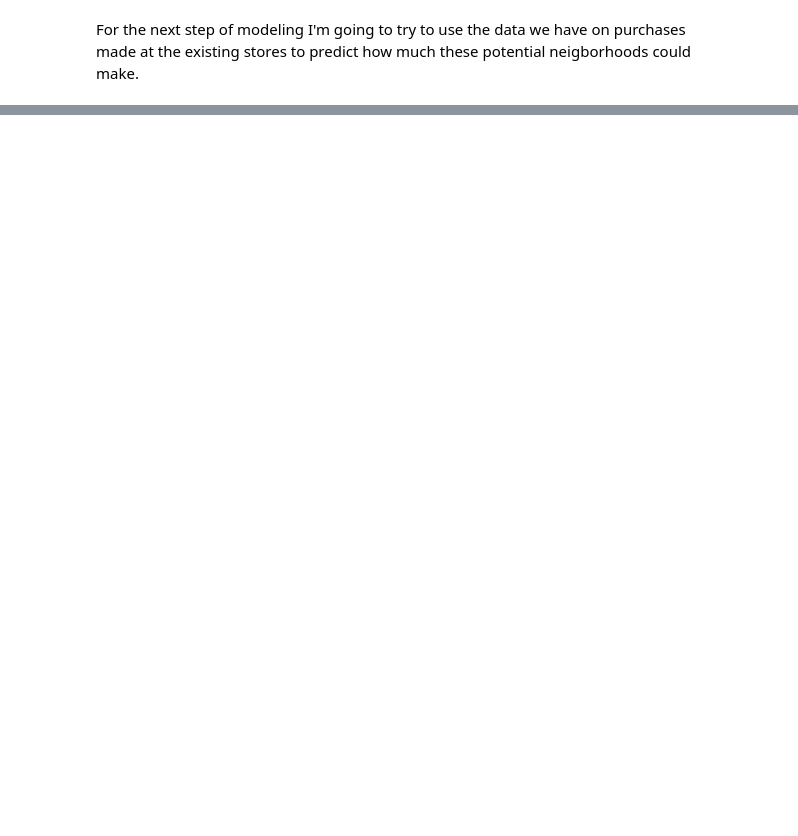
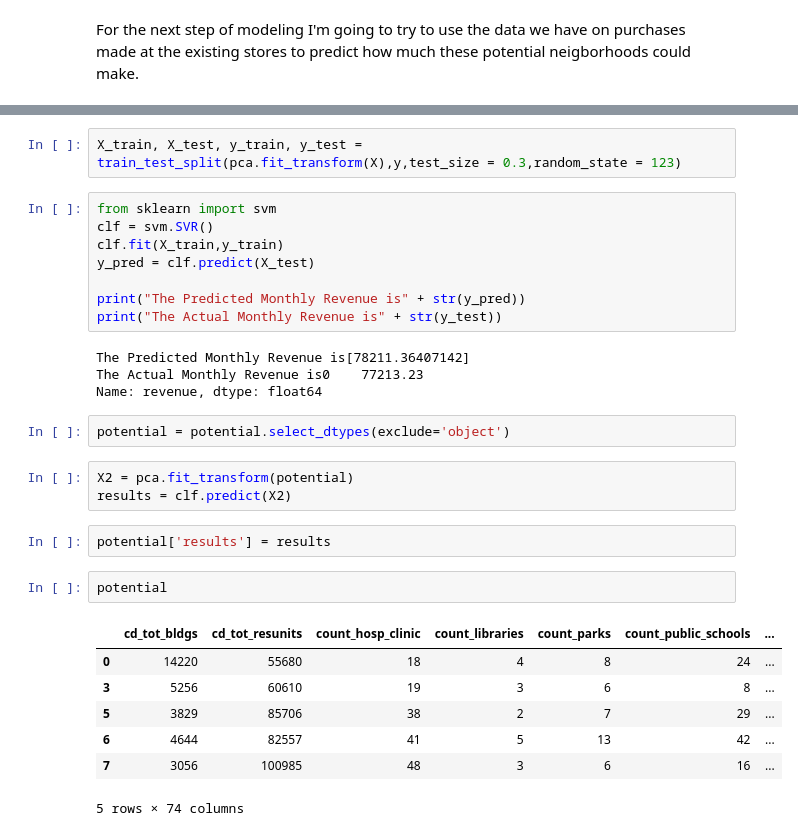
Before and after one commit to rayruzzo/Capstone-3---Beanie-Coffee, a Jupyter notebook: 4 & 5 Preprocessing & Modeling.ipynb, the cells around one changed output, grey strips where cells are left out. Drawn from its saved outputs; the diff is of its cells as text; blank space fills up the shorter version.

```diff
--- a/4 & 5 Preprocessing & Modeling.ipynb
+++ b/4 & 5 Preprocessing & Modeling.ipynb
@@ -127,0 +227,31 @@ For the next step of modeling I'm going to try to use the data we have on purcha
+# %%
+X_train, X_test, y_train, y_test = train_test_split(pca.fit_transform(X),y,test_size = 0.3,random_state = 123)
+# %%
+from sklearn import svm
+clf = svm.SVR()
+clf.fit(X_train,y_train)
+y_pred = clf.predict(X_test)
+
+print("The Predicted Monthly Revenue is" + str(y_pred))
+print("The Actual Monthly Revenue is" + str(y_test))
+# %% [output]
+The Predicted Monthly Revenue is[78211.36407142]
+The Actual Monthly Revenue is0    77213.23
+Name: revenue, dtype: float64
+# %%
+potential = potential.select_dtypes(exclude='object')
+# %%
+X2 = pca.fit_transform(potential)
+results = clf.predict(X2)
+# %%
+potential['results'] = results
+# %%
+potential
+# %% [output]
+|  | cd_tot_bldgs | cd_tot_resunits | count_hosp_clinic | count_libraries | count_parks | count_public_schools | ... |
+| 0 | 14220 | 55680 | 18 | 4 | 8 | 24 | ... |
+| 3 | 5256 | 60610 | 19 | 3 | 6 | 8 | ... |
+| 5 | 3829 | 85706 | 38 | 2 | 7 | 29 | ... |
+| 6 | 4644 | 82557 | 41 | 5 | 13 | 42 | ... |
+| 7 | 3056 | 100985 | 48 | 3 | 6 | 16 | ... |
+5 rows × 74 columns
```
Also changed, not shown: parts of 23 cells of this notebook, 1 other file.
